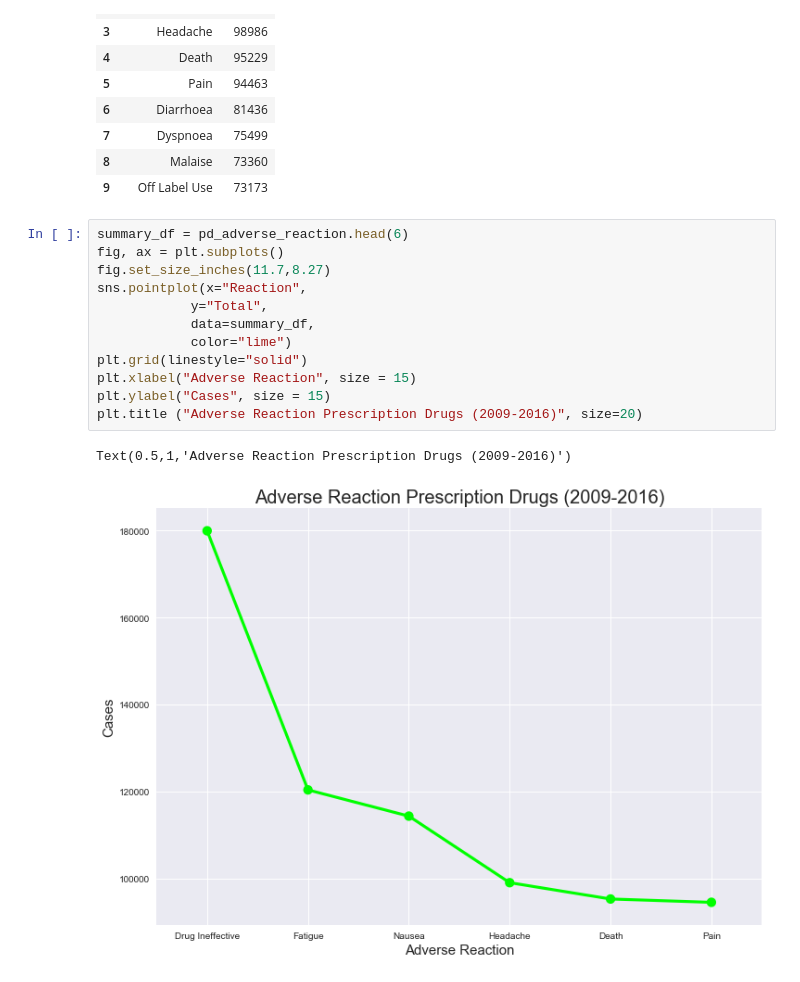
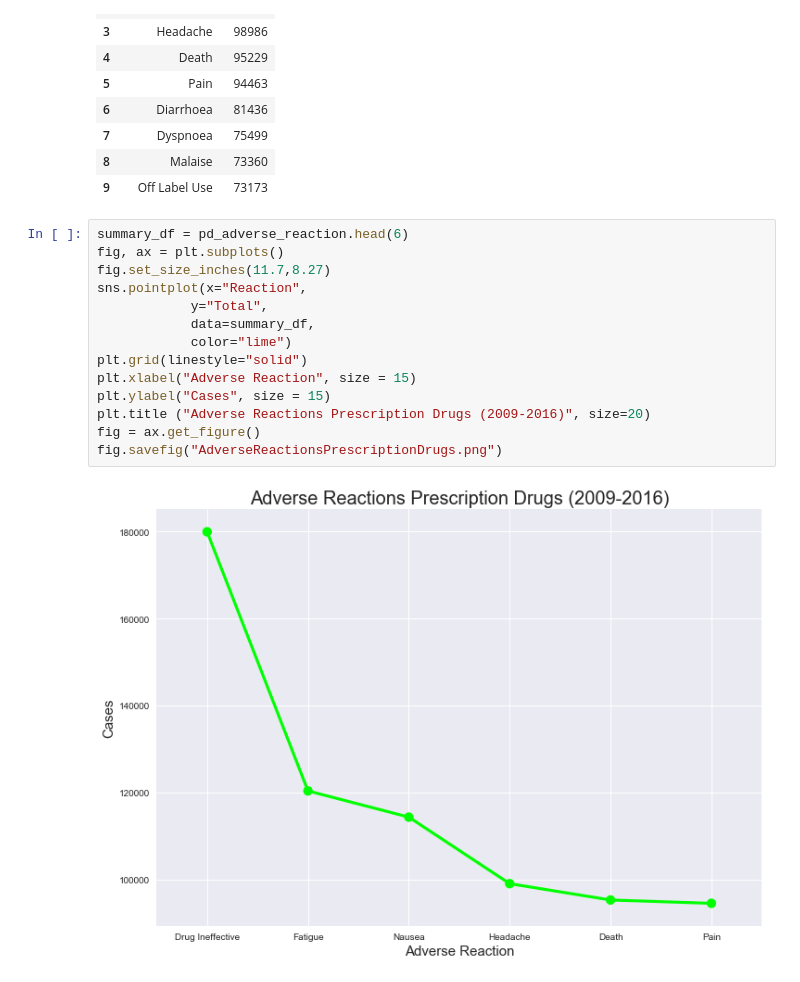
Before and after one commit to DataSteph/Opioid-Analysis-, a Jupyter notebook: FDAApi.ipynb, the cells around one changed output. Saved outputs shown, nothing was run; the diff lists cells and outputs as text.

```diff
--- a/FDAApi.ipynb
+++ b/FDAApi.ipynb
@@ -265,15 +249,16 @@ pd_adverse_reaction.head(10)
 # %%
 summary_df = pd_adverse_reaction.head(6)
 fig, ax = plt.subplots()
 fig.set_size_inches(11.7,8.27)
 sns.pointplot(x="Reaction",
             y="Total",
             data=summary_df,
             color="lime")
 plt.grid(linestyle="solid")
 plt.xlabel("Adverse Reaction", size = 15)
 plt.ylabel("Cases", size = 15)
-plt.title ("Adverse Reaction Prescription Drugs (2009-2016)", size=20)
+plt.title ("Adverse Reactions Prescription Drugs (2009-2016)", size=20)
+fig = ax.get_figure()
+fig.savefig("AdverseReactionsPrescriptionDrugs.png")
 # %% [output]
-Text(0.5,1,'Adverse Reaction Prescription Drugs (2009-2016)')
-[figure, old version]
+[figure, new version]
```
Also changed, not shown: parts of 3 cells of this notebook, 2 other files.
